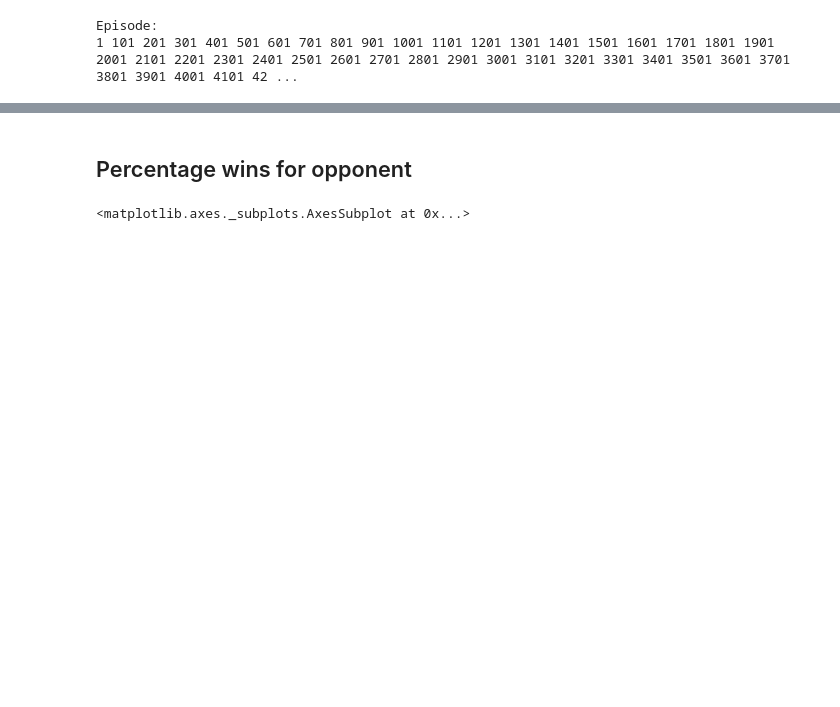
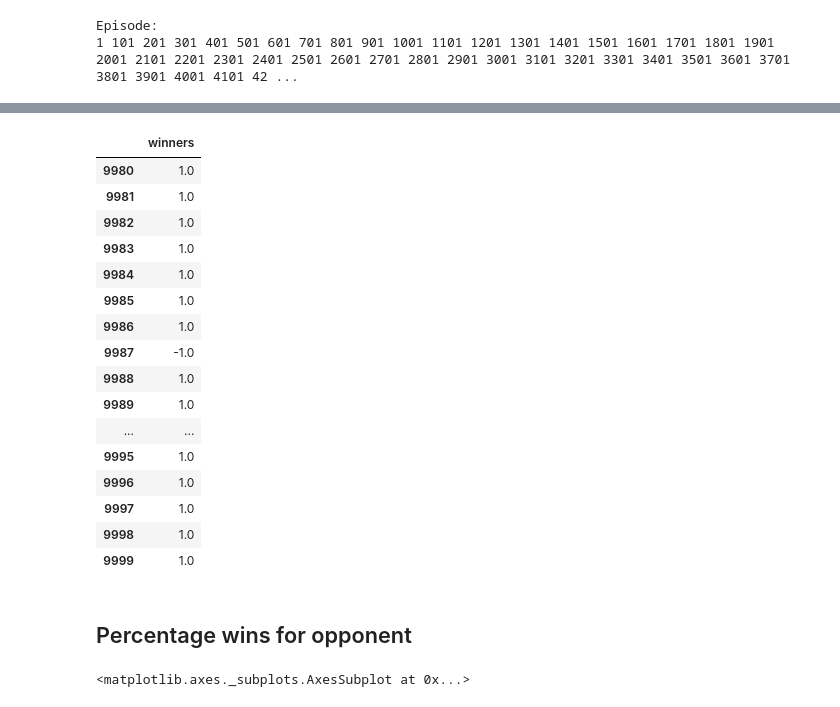
Before and after one commit to samdjstephens/reinforce, a Jupyter notebook: tic_tac_toe/TicTacToe.ipynb, the cells around one changed output, grey strips where cells are left out. Saved outputs shown, nothing was run; the diff lists cells and outputs as text; code cells hidden in the pictures; blank space fills up the shorter version.

```diff
--- a/tic_tac_toe/TicTacToe.ipynb
+++ b/tic_tac_toe/TicTacToe.ipynb
@@ -34,6 +34,26 @@ results.head(10)
 | 7 | 1.0 |
 | 8 | -1.0 |
 | 9 | 1.0 |
+# %%
+results.tail(20)
+# %% [output]
+|  | winners |
+| 9980 | 1.0 |
+| 9981 | 1.0 |
+| 9982 | 1.0 |
+| 9983 | 1.0 |
+| 9984 | 1.0 |
+| 9985 | 1.0 |
+| 9986 | 1.0 |
+| 9987 | -1.0 |
+| 9988 | 1.0 |
+| 9989 | 1.0 |
+| ... | ... |
+| 9995 | 1.0 |
+| 9996 | 1.0 |
+| 9997 | 1.0 |
+| 9998 | 1.0 |
+| 9999 | 1.0 |
 # %% [markdown]
 ## Percentage wins for opponent
 # %%
```
Also changed, not shown: parts of 6 cells of this notebook, 1 other file.
